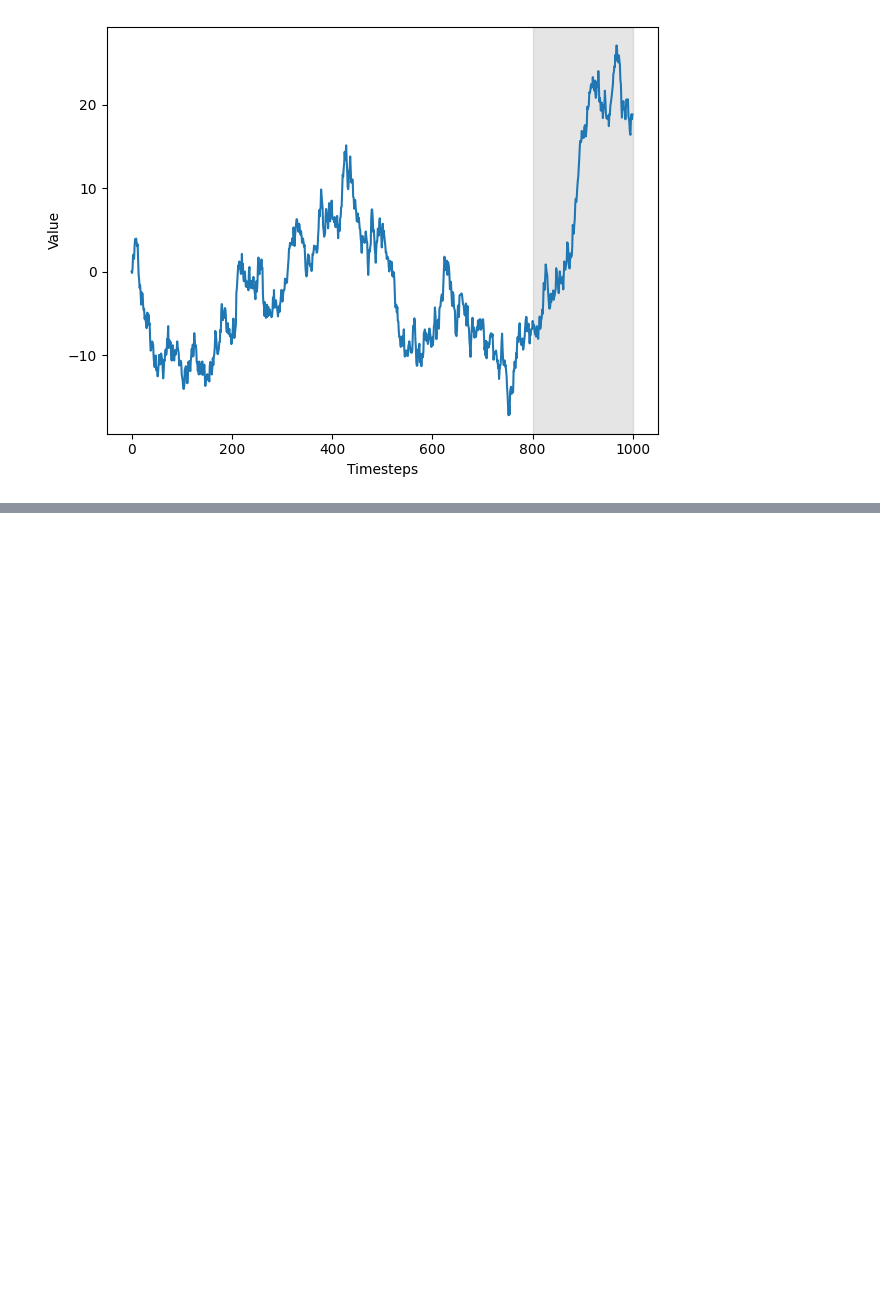
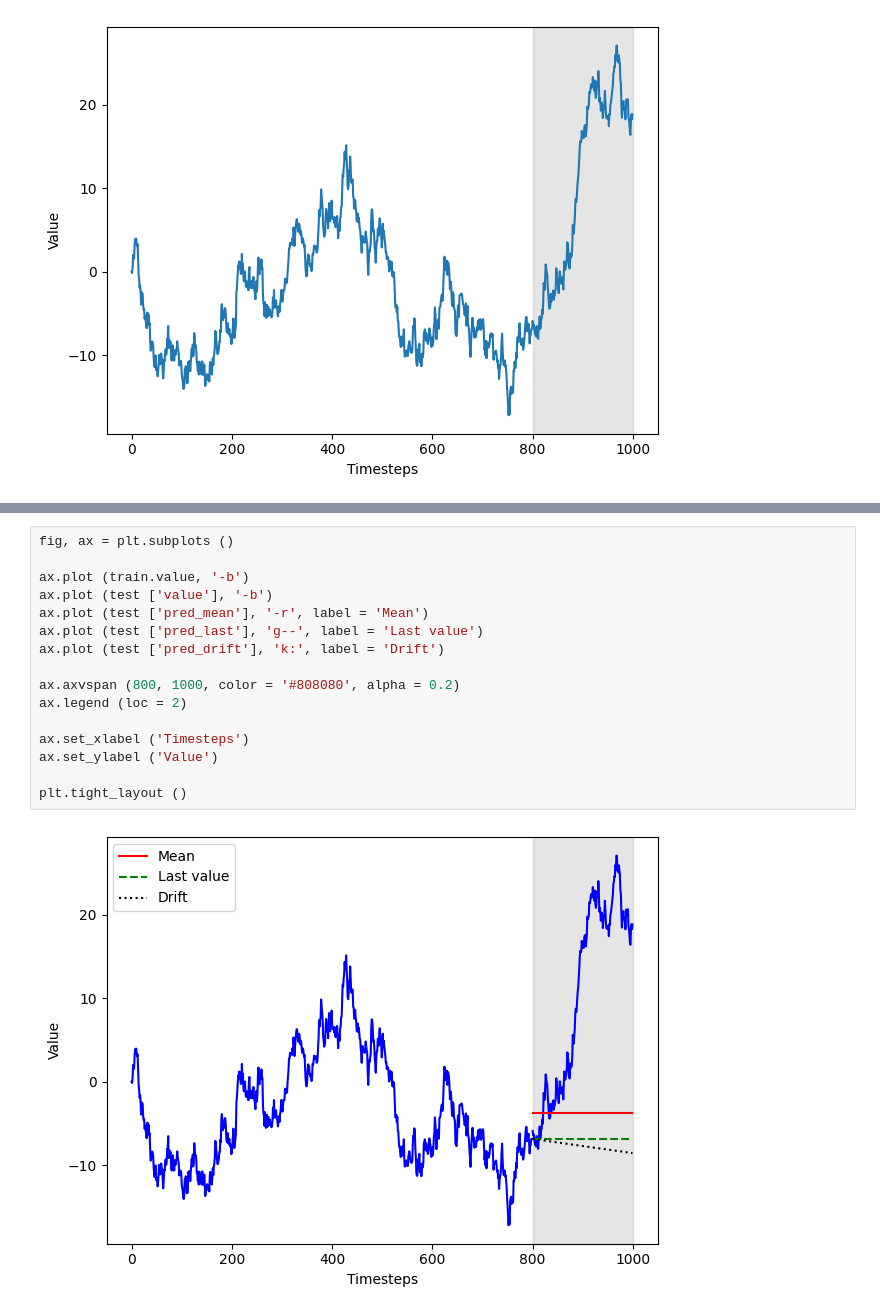
Before and after one commit to AleksandrMorozov123/Time-series-theory, a Jupyter notebook: time-series-theory.ipynb, the cells around one changed output, grey strips where cells are left out. Cells and saved outputs as stored; diff of their text form; blank space fills up the shorter version.

```diff
--- a/time-series-theory.ipynb
+++ b/time-series-theory.ipynb
@@ -409,0 +464,18 @@ plt.tight_layout()
+# %%
+fig, ax = plt.subplots ()
+
+ax.plot (train.value, '-b')
+ax.plot (test ['value'], '-b')
+ax.plot (test ['pred_mean'], '-r', label = 'Mean')
+ax.plot (test ['pred_last'], 'g--', label = 'Last value')
+ax.plot (test ['pred_drift'], 'k:', label = 'Drift')
+
+ax.axvspan (800, 1000, color = '#808080', alpha = 0.2)
+ax.legend (loc = 2)
+
+ax.set_xlabel ('Timesteps')
+ax.set_ylabel ('Value')
+
+plt.tight_layout ()
+# %% [output]
+[figure, added]
```
Also changed, not shown: parts of 5 cells of this notebook.
